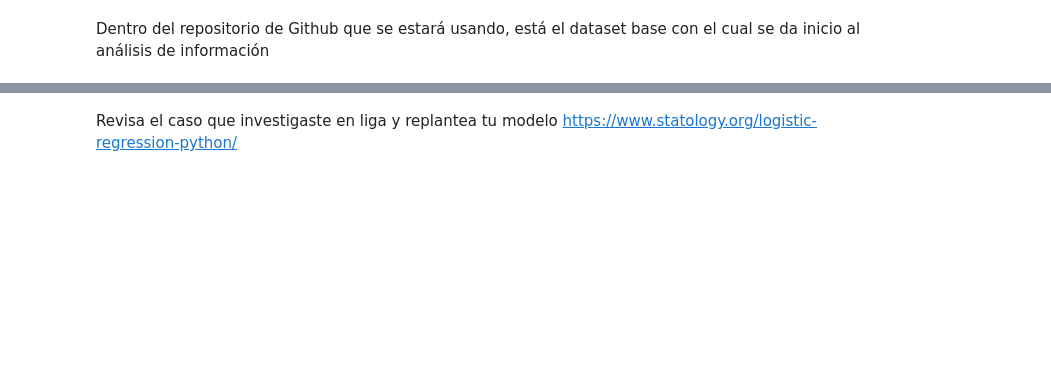
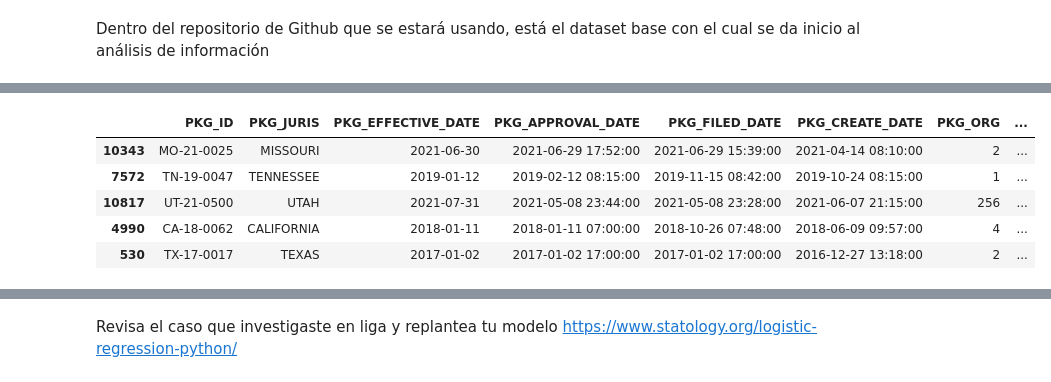
Before and after one commit to wlvvs/FY22-Q2-AI-Hackathon-Anomaly-Detection, a Jupyter notebook: notebooks/AnomalyDetection.ipynb, the cells around one changed output, grey strips where cells are left out. Cells and saved outputs as stored; diff of their text form; code cells hidden in the pictures; blank space fills up the shorter version.

```diff
--- a/notebooks/AnomalyDetection.ipynb
+++ b/notebooks/AnomalyDetection.ipynb
@@ -201,0 +148,11 @@ array([['AL-17-0002', 'ALABAMA', '01/01/2017 00:00', ..., 0,
+# %%
+df['#Hours'] = df['PKG_PUBLISHED_DATE'] - df['PKG_APPROVAL_DATE']
+df['#Hours'] = df['#Hours']/np.timedelta64(1,'h')
+df.sample(5)
+# %% [output]
+|  | PKG_ID | PKG_JURIS | PKG_EFFECTIVE_DATE | PKG_APPROVAL_DATE | PKG_FILED_DATE | PKG_CREATE_DATE | PKG_ORG | ... |
+| 10343 | MO-21-0025 | MISSOURI | 2021-06-30 | 2021-06-29 17:52:00 | 2021-06-29 15:39:00 | 2021-04-14 08:10:00 | 2 | ... |
+| 7572 | TN-19-0047 | TENNESSEE | 2019-01-12 | 2019-02-12 08:15:00 | 2019-11-15 08:42:00 | 2019-10-24 08:15:00 | 1 | ... |
+| 10817 | UT-21-0500 | UTAH | 2021-07-31 | 2021-05-08 23:44:00 | 2021-05-08 23:28:00 | 2021-06-07 21:15:00 | 256 | ... |
+| 4990 | CA-18-0062 | CALIFORNIA | 2018-01-11 | 2018-01-11 07:00:00 | 2018-10-26 07:48:00 | 2018-06-09 09:57:00 | 4 | ... |
+| 530 | TX-17-0017 | TEXAS | 2017-01-02 | 2017-01-02 17:00:00 | 2017-01-02 17:00:00 | 2016-12-27 13:18:00 | 2 | ... |
```
Also changed, not shown: parts of 27 cells of this notebook.
